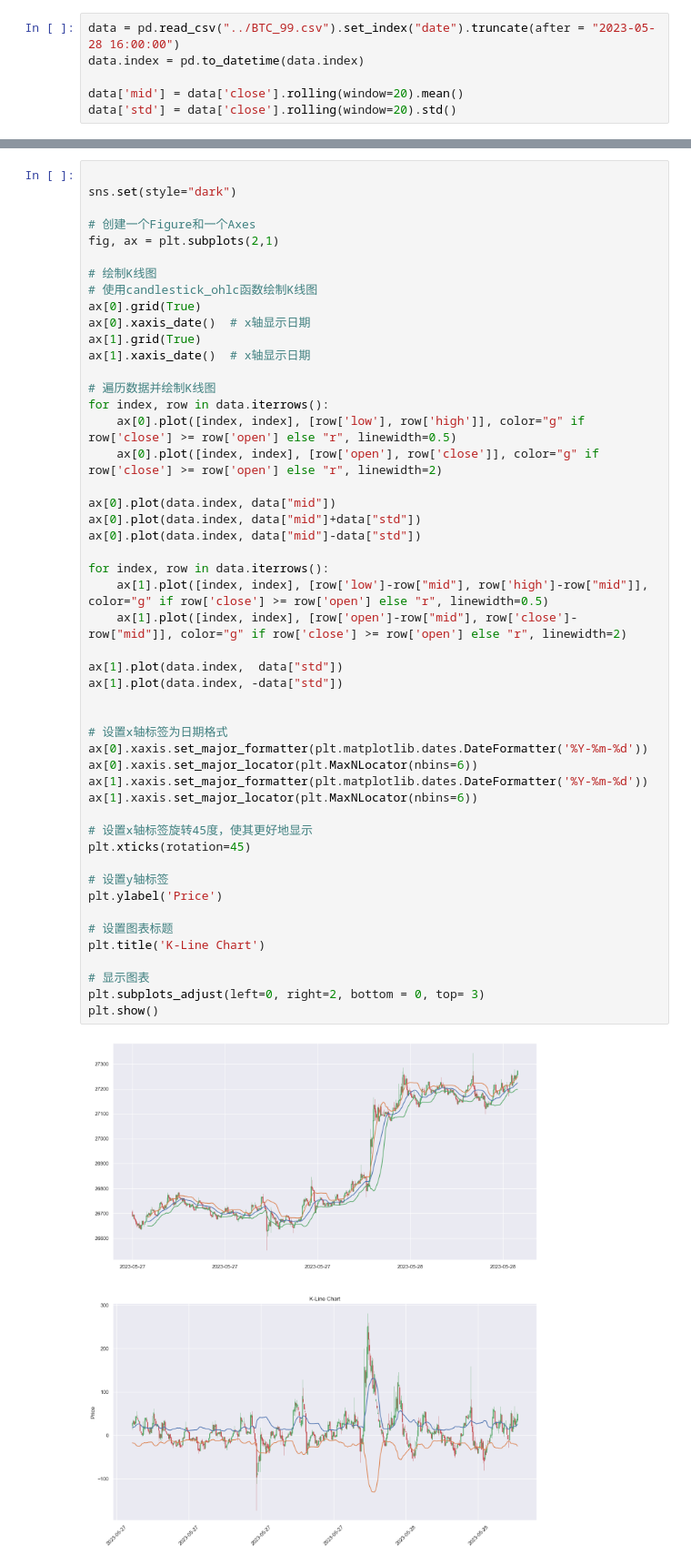
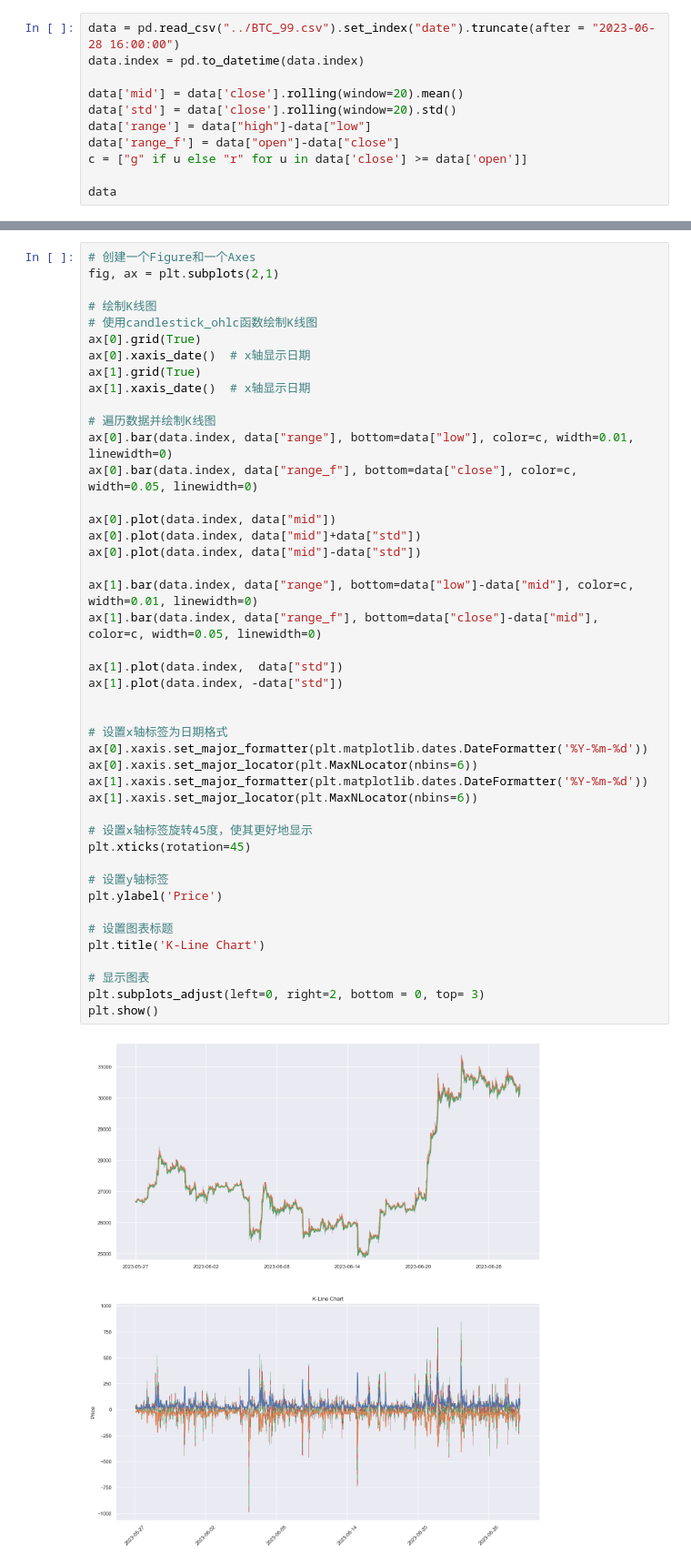
Before and after one commit to Wangshengyang2004/BTC_price_predict, a Jupyter notebook: Deviation heuristic/Deviation.ipynb, the cells around one changed output, grey strips where cells are left out. Shown at 91% size. Saved outputs shown, nothing was run; the diff lists cells and outputs as text.

```diff
--- a/Deviation heuristic/Deviation.ipynb
+++ b/Deviation heuristic/Deviation.ipynb
@@ -6,6 +7,11 @@ import seaborn as sns            # for better theme
 # %%
-data = pd.read_csv("../BTC_99.csv").set_index("date").truncate(after = "2023-05-28 16:00:00")
+data = pd.read_csv("../BTC_99.csv").set_index("date").truncate(after = "2023-06-28 16:00:00")
 data.index = pd.to_datetime(data.index)
 
 data['mid'] = data['close'].rolling(window=20).mean()
 data['std'] = data['close'].rolling(window=20).std()
+data['range'] = data["high"]-data["low"]
+data['range_f'] = data["open"]-data["close"]
+c = ["g" if u else "r" for u in data['close'] >= data['open']]
+
+data
@@ -12,7 +33,4 @@ data['std'] = data['close'].rolling(window=20).std()
 # %%
-
-sns.set(style="dark")
-
 # 创建一个Figure和一个Axes
 fig, ax = plt.subplots(2,1)
 
@@ -24,39 +42,37 @@ ax[1].grid(True)
 ax[1].xaxis_date()  # x轴显示日期
 
 # 遍历数据并绘制K线图
-for index, row in data.iterrows():
-    ax[0].plot([index, index], [row['low'], row['high']], color="g" if row['close'] >= row['open'] else "r", linewidth=0.5)
-    ax[0].plot([index, index], [row['open'], row['close']], color="g" if row['close'] >= row['open'] else "r", linewidth=2)
+ax[0].bar(data.index, data["range"], bottom=data["low"], color=c, width=0.01, linewidth=0)
+ax[0].bar(data.index, data["range_f"], bottom=data["close"], color=c, width=0.05, linewidth=0)
 
 ax[0].plot(data.index, data["mid"])
 ax[0].plot(data.index, data["mid"]+data["std"])
 ax[0].plot(data.index, data["mid"]-data["std"])
 
-for index, row in data.iterrows():
-    ax[1].plot([index, index], [row['low']-row["mid"], row['high']-row["mid"]], color="g" if row['close'] >= row['open'] else "r", linewidth=0.5)
-    ax[1].plot([index, index], [row['open']-row["mid"], row['close']-row["mid"]], color="g" if row['close'] >= row['open'] else "r", linewidth=2)
+ax[1].bar(data.index, data["range"], bottom=data["low"]-data["mid"], color=c, width=0.01, linewidth=0)
+ax[1].bar(data.index, data["range_f"], bottom=data["close"]-data["mid"], color=c, width=0.05, linewidth=0)
 
 ax[1].plot(data.index,  data["std"])
 ax[1].plot(data.index, -data["std"])
 
 
 # 设置x轴标签为日期格式
 ax[0].xaxis.set_major_formatter(plt.matplotlib.dates.DateFormatter('%Y-%m-%d'))
 ax[0].xaxis.set_major_locator(plt.MaxNLocator(nbins=6))
 ax[1].xaxis.set_major_formatter(plt.matplotlib.dates.DateFormatter('%Y-%m-%d'))
 ax[1].xaxis.set_major_locator(plt.MaxNLocator(nbins=6))
 
 # 设置x轴标签旋转45度，使其更好地显示
 plt.xticks(rotation=45)
 
 # 设置y轴标签
 plt.ylabel('Price')
 
 # 设置图表标题
 plt.title('K-Line Chart')
 
 # 显示图表
 plt.subplots_adjust(left=0, right=2, bottom = 0, top= 3)
 plt.show()
 # %% [output]
-[figure, old version]
+[figure, new version]
```
Also changed, not shown: parts of 16 cells of this notebook.
